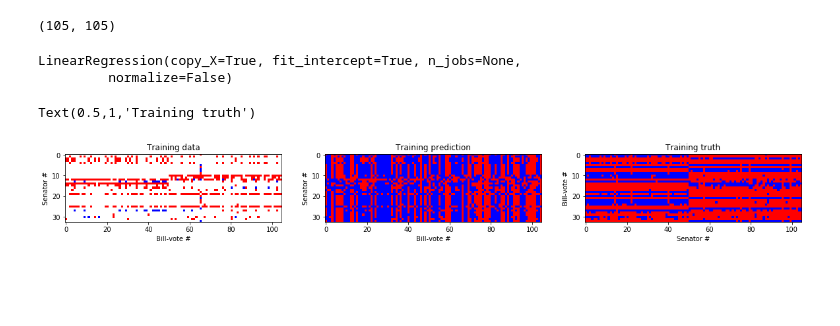
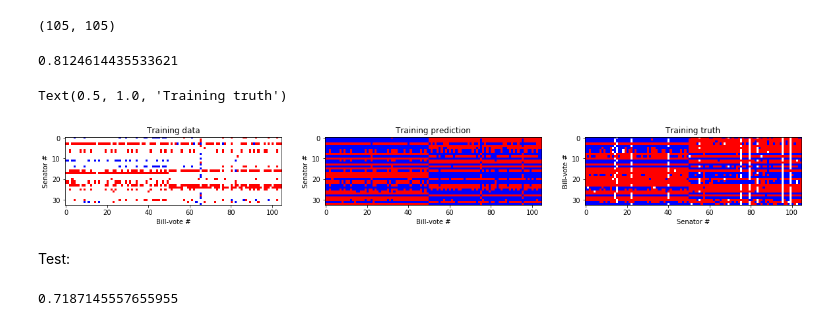
Before and after one commit to roman-bachmann/US-Senators, a Jupyter notebook: notebooks/cnn-congress-115-cosponsors.ipynb, the cells around one changed output. Saved outputs shown, nothing was run; the diff lists cells and outputs as text; code cells hidden in the pictures; blank space fills up the shorter version.

Commit message:
linear regression filter models

```diff
--- a/notebooks/cnn-congress-115-cosponsors.ipynb
+++ b/notebooks/cnn-congress-115-cosponsors.ipynb
@@ -96,7 +107,7 @@ Y.shape
 # %% [markdown]
 Use as feature vector the voting profile for each senator:
 # %%
-X = -1*np.ones((N_BILLS_SEN, N_SENATORS))
+X = np.zeros((N_BILLS_SEN, N_SENATORS))
 X[Z==1]=Y[Z==1]
 # %%
 X.shape
@@ -125,7 +136,7 @@ y_test = Y[perm_idx[n_train+n_val:]]
 # %%
 # adj = sparse.csr_matrix(np.genfromtxt(ADJACENCY, delimiter = ','), dtype = np.float32)
 # %%
-dist, idx = graph.distance_scipy_spatial(X_train.T, k=10, metric='euclidean')
+dist, idx = graph.distance_scipy_spatial(votes_matrix.T, k=40, metric='euclidean')
 A = graph.adjacency(dist, idx).astype(np.float32)
 # %%
 print('d = |V| = {}, k|V| < |E| = {}'.format(d, A.nnz))
@@ -227,6 +248,6 @@ INFO:tensorflow:Restoring parameters from /Users/virginiabordignon/US-Senators/n
 # %%
 from matplotlib.colors import ListedColormap
-mycmap = ListedColormap(['white','blue','red'])
+mycmap = ListedColormap(['blue','white','red'])
 # %% [markdown]
 Votes color:
 - Red: Yes
@@ -301,5 +363,0 @@ reg = linear_model.LinearRegression()
-# %%
-reg.fit(M, Ym)
-# %% [output]
-LinearRegression(copy_X=True, fit_intercept=True, n_jobs=None,
-         normalize=False)
@@ -308,21 +364,38 @@ theta = reg.coef_
+# %%
+K = 4  # Filter parameters
+tX = build_pol_base(X_train, Laplacian, K)
+M, Ym = get_reg_matrices(K, y_train, tX)
+theta = train_ls(M, Ym)
+Pred = predict(tX, theta)
+accuracy(Pred, y_train)
+# %% [output]
+0.8124614435533621
 # %%
-Pred = sum([theta[i]*j for i, j in enumerate(tX)])
 fig = plt.figure(figsize=(20,10))
 plt.subplot(1,3,1)
 plt.imshow(X_train, vmax = 1, vmin= -1, cmap = mycmap)
 plt.xlabel('Bill-vote #')
 plt.ylabel('Senator #')
 plt.title('Training data')
 plt.subplot(1,3,2)
-plt.imshow((Pred-Pred.mean(axis=1)[:,np.newaxis])>0, vmax = 1, vmin= -1, cmap = mycmap)
+plt.imshow(Pred, vmax = 1, vmin= -1, cmap = mycmap)
 plt.xlabel('Bill-vote #')
 plt.ylabel('Senator #')
 plt.title('Training prediction')
 plt.subplot(1,3,3)
 plt.imshow(y_train, vmax = 1, vmin=-1, cmap = mycmap)
 plt.xlabel('Senator #')
 plt.ylabel('Bill-vote #')
 plt.title('Training truth')
 # %% [output]
-Text(0.5,1,'Training truth')
+Text(0.5, 1.0, 'Training truth')
-[figure, old version]
+[figure, new version]
+# %% [markdown]
+Test:
+# %%
+tX_test = build_pol_base(X_test, Laplacian, K)
+
+Pred_test = predict(tX_test, theta)
+accuracy(Pred_test, y_test)
+# %% [output]
+0.7187145557655955
```
Also changed, not shown: parts of 39 cells of this notebook.
